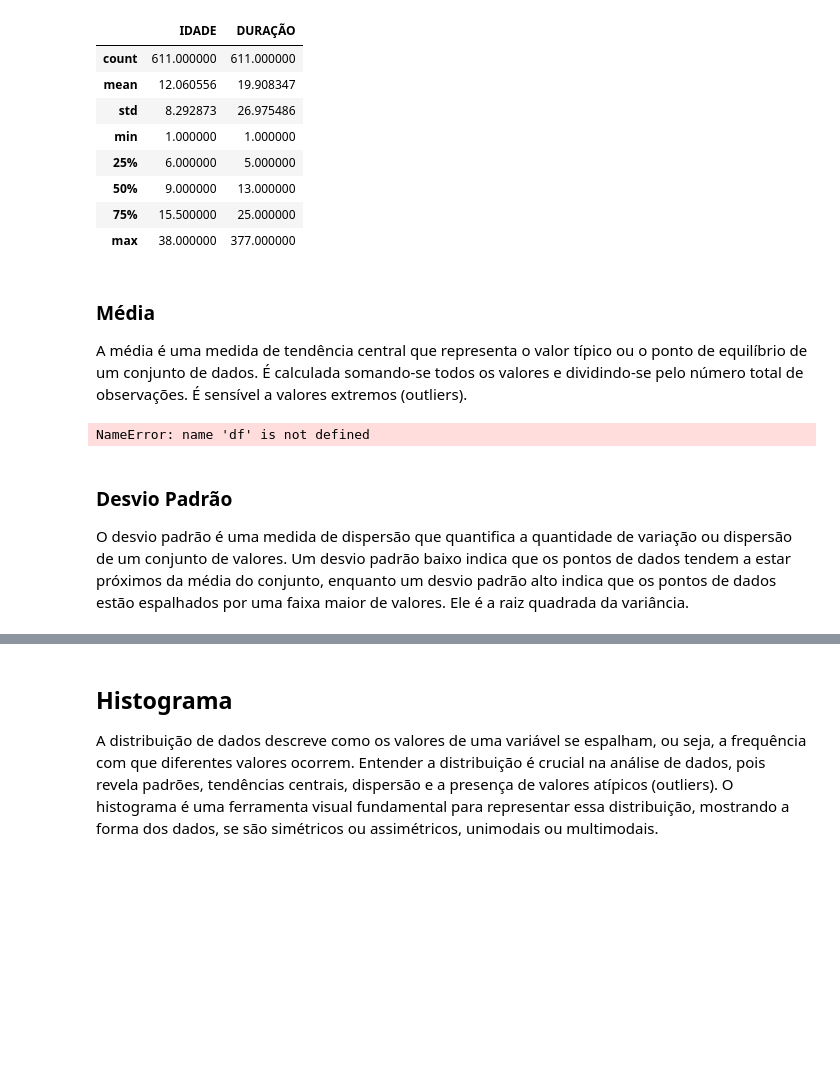
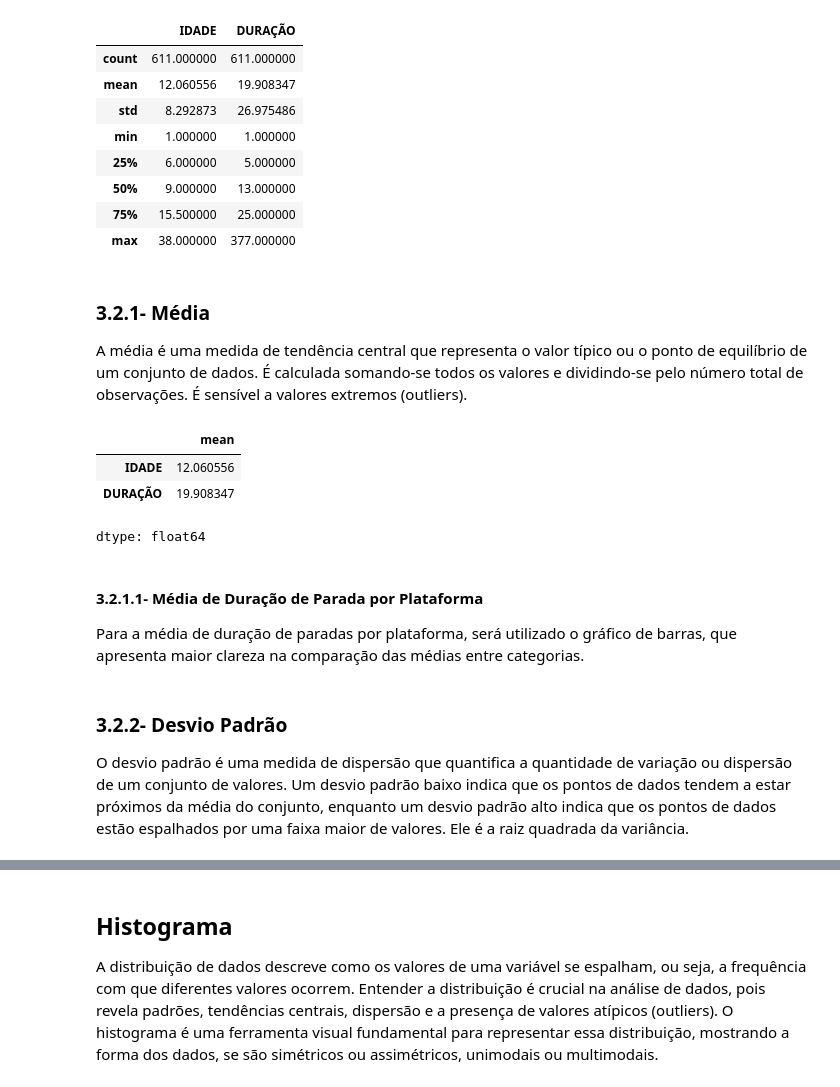
Before and after one commit to LAOLIVEIRA1972/PUC_MVP_AnaliseDados, a Jupyter notebook: mvp_Analise_Dados.ipynb, the cells around one changed output, grey strips where cells are left out. Saved outputs shown, nothing was run; the diff lists cells and outputs as text; code cells hidden in the pictures; blank space fills up the shorter version.

```diff
--- a/mvp_Analise_Dados.ipynb
+++ b/mvp_Analise_Dados.ipynb
@@ -237,11 +240,14 @@ dataset.describe()
 | 75% | 15.500000 | 25.000000 |
 | max | 38.000000 | 377.000000 |
 # %% [markdown]
-### Média
+### 3.2.1- Média
 
 A média é uma medida de tendência central que representa o valor típico ou o ponto de equilíbrio de um conjunto de dados. É calculada somando-se todos os valores e dividindo-se pelo número total de observações. É sensível a valores extremos (outliers).
 # %%
 # média dos atributos numéricos do dataset
-df.describe().loc['mean']
+dataset.describe().loc['mean']
 # %% [output]
+|  | mean |
+| IDADE | 12.060556 |
+| DURAÇÃO | 19.908347 |
-NameError: name 'df' is not defined
+dtype: float64
@@ -250,5 +254,9 @@ NameError: name 'df' is not defined
+# %% [markdown]
+#### 3.2.1.1- Média de Duração de Parada por Plataforma
+
+Para a média de duração de paradas por plataforma, será utilizado o gráfico de barras, que apresenta maior clareza na comparação das médias entre categorias.
 # %% [markdown]
-### Desvio Padrão
+### 3.2.2- Desvio Padrão
 
 O desvio padrão é uma medida de dispersão que quantifica a quantidade de variação ou dispersão de um conjunto de valores. Um desvio padrão baixo indica que os pontos de dados tendem a estar próximos da média do conjunto, enquanto um desvio padrão alto indica que os pontos de dados estão espalhados por uma faixa maior de valores. Ele é a raiz quadrada da variância.
 # %%
```
Also changed, not shown: parts of 18 cells of this notebook.
